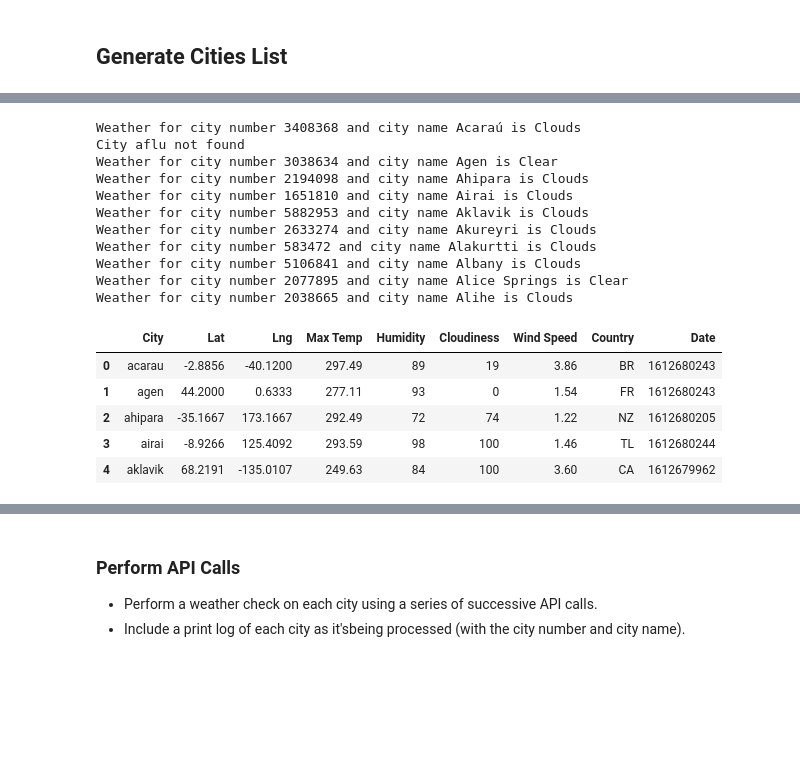
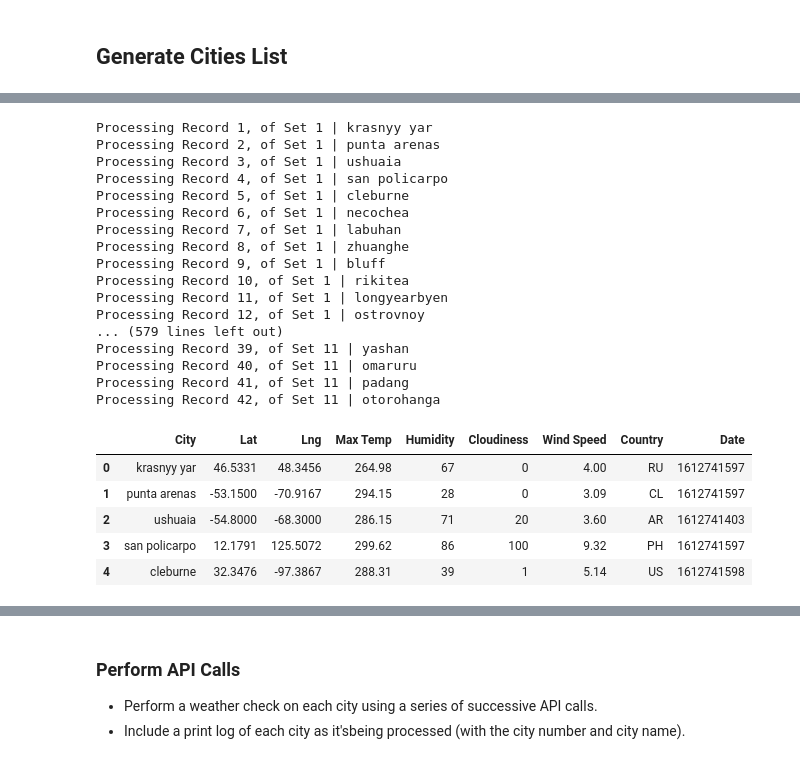
Before and after one commit to VijetaPuthran/Python-API-challenge, a Jupyter notebook: starter_code/WeatherPy/WeatherPy.ipynb, the cells around one changed output, grey strips where cells are left out. Cells and saved outputs as stored; diff of their text form; code cells hidden in the pictures; blank space fills up the shorter version.

Commit message:
Draft script for WeatherPy

```diff
--- a/starter_code/WeatherPy/WeatherPy.ipynb
+++ b/starter_code/WeatherPy/WeatherPy.ipynb
@@ -67,52 +68,60 @@ query_url = url + "appid=" + weather_api_key + "&q="
 # set up lists to hold response info
 weather = []
 weather_dict = []
+set_no = 1
+count_set = 0
 # Loop through the list of cities and perform a request for data on each.
-for i in range(11):
+for i, city in enumerate (cities, start =1):
     try:
-        final_url = query_url + cities[i]
-        #print(final_url)
+        final_url = query_url + city
         response = requests.get(final_url).json()
         weather.append(response['weather'][0]['main'])
-        print('Weather for city number ' + str(response['id']) + ' and city name '
-              + str(response['name']) + ' is ' + str(response['weather'][0]['main']))
+        count_set+=1
+        print(f'Processing Record {count_set}, of Set {set_no} | {city}')
         lat = response['coord']['lat']
-        weather_dict.append({'City': cities[i], 'Lat': response['coord']['lat'],
+        weather_dict.append({'City': city, 'Lat': response['coord']['lat'],
                         'Lng': response['coord']['lon'],'Max Temp': response['main']['temp'],
                         'Humidity': response['main']['humidity'], 'Cloudiness': response['clouds']['all'],
                         'Wind Speed': response['wind']['speed'],'Country': response['sys']['country'],
                         'Date': response['dt']})
 
+        if count_set % 50 == 0:
+            set_no+=1
+            count_set = 0
     except KeyError:
-        weather.append("City " + cities[i] + " not found.")
-        print(f'City {cities[i]} not found')
-
-#for city in cities:
+        weather.append("City " + city + " not found.")
+        print(f'City {city} not found')
 # %% [output]
-Weather for city number 3408368 and city name Acaraú is Clouds
-City aflu not found
-Weather for city number 3038634 and city name Agen is Clear
-Weather for city number 2194098 and city name Ahipara is Clouds
-Weather for city number 1651810 and city name Airai is Clouds
-Weather for city number 5882953 and city name Aklavik is Clouds
-Weather for city number 2633274 and city name Akureyri is Clouds
-Weather for city number 583472 and city name Alakurtti is Clouds
-Weather for city number 5106841 and city name Albany is Clouds
-Weather for city number 2077895 and city name Alice Springs is Clear
-Weather for city number 2038665 and city name Alihe is Clouds
+Processing Record 1, of Set 1 | krasnyy yar
+Processing Record 2, of Set 1 | punta arenas
+Processing Record 3, of Set 1 | ushuaia
+Processing Record 4, of Set 1 | san policarpo
+Processing Record 5, of Set 1 | cleburne
+Processing Record 6, of Set 1 | necochea
+Processing Record 7, of Set 1 | labuhan
+Processing Record 8, of Set 1 | zhuanghe
+Processing Record 9, of Set 1 | bluff
+Processing Record 10, of Set 1 | rikitea
+Processing Record 11, of Set 1 | longyearbyen
+Processing Record 12, of Set 1 | ostrovnoy
+... (579 lines left out)
+Processing Record 39, of Set 11 | yashan
+Processing Record 40, of Set 11 | omaruru
+Processing Record 41, of Set 11 | padang
+Processing Record 42, of Set 11 | otorohanga
 # %%
 #Convert Raw Data to DataFrame
 #Export the city data into a .csv.
 #Display the DataFrame
 #City,Lat,Lng,Max Temp,Humidity,Cloudiness,Wind Speed,Country,Date
 # create a data frame from cities, lat, and temp
 
-weather_data = pd.DataFrame(weather_dict)
-weather_data.head()
+city_data = pd.DataFrame(weather_dict)
+city_data.head()
 # %% [output]
 |  | City | Lat | Lng | Max Temp | Humidity | Cloudiness | Wind Speed | Country | Date |
-| 0 | acarau | -2.8856 | -40.1200 | 297.49 | 89 | 19 | 3.86 | BR | 1612680243 |
-| 1 | agen | 44.2000 | 0.6333 | 277.11 | 93 | 0 | 1.54 | FR | 1612680243 |
-| 2 | ahipara | -35.1667 | 173.1667 | 292.49 | 72 | 74 | 1.22 | NZ | 1612680205 |
-| 3 | airai | -8.9266 | 125.4092 | 293.59 | 98 | 100 | 1.46 | TL | 1612680244 |
-| 4 | aklavik | 68.2191 | -135.0107 | 249.63 | 84 | 100 | 3.60 | CA | 1612679962 |
+| 0 | krasnyy yar | 46.5331 | 48.3456 | 264.98 | 67 | 0 | 4.00 | RU | 1612741597 |
+| 1 | punta arenas | -53.1500 | -70.9167 | 294.15 | 28 | 0 | 3.09 | CL | 1612741597 |
+| 2 | ushuaia | -54.8000 | -68.3000 | 286.15 | 71 | 20 | 3.60 | AR | 1612741403 |
+| 3 | san policarpo | 12.1791 | 125.5072 | 299.62 | 86 | 100 | 9.32 | PH | 1612741597 |
+| 4 | cleburne | 32.3476 | -97.3867 | 288.31 | 39 | 1 | 5.14 | US | 1612741598 |
```
Also changed, not shown: parts of 18 cells of this notebook, 1 other file.
